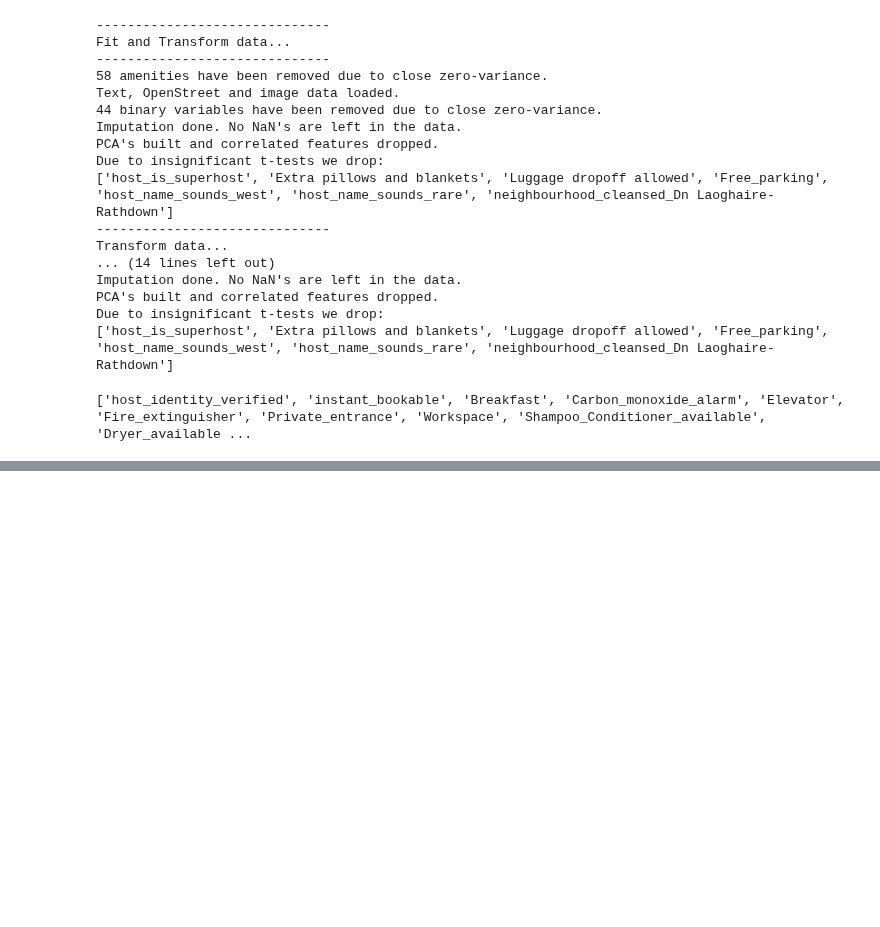
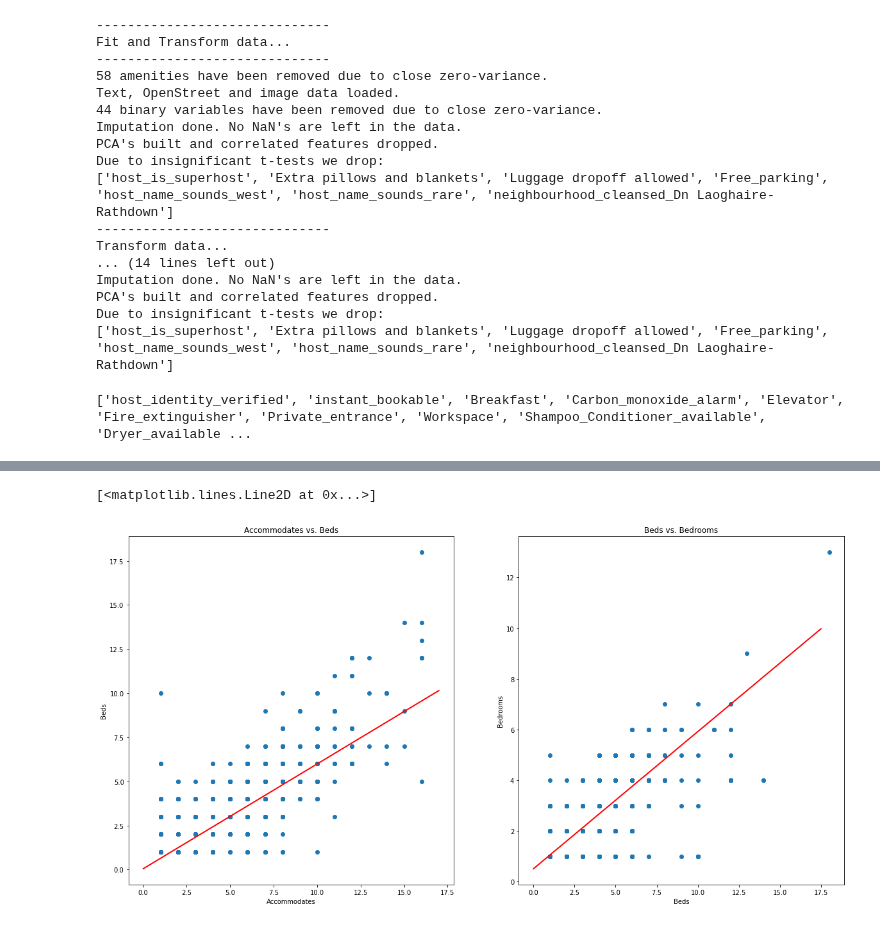
Before and after one commit to dmnk1308/DubAir, a Jupyter notebook: plots_tables_paper.ipynb, the cells around one changed output, grey strips where cells are left out. Saved outputs shown, nothing was run; the diff lists cells and outputs as text; code cells hidden in the pictures; blank space fills up the shorter version.

```diff
--- a/plots_tables_paper.ipynb
+++ b/plots_tables_paper.ipynb
@@ -432,0 +541,2 @@ print(list(X_train.columns))
+# %%
+price, listings, reviews = clean()
@@ -432,0 +566,4 @@ print(list(X_train.columns))
+# %%
+hotel_filter = listings["room_type"] == "Hostel"
+listings = listings[~hotel_filter]
+price = price[~hotel_filter]
@@ -432,0 +590,42 @@ print(list(X_train.columns))
+# %%
+a = listings["accommodates"]
+b = listings["beds"]
+c = listings["bedrooms"]
+
+# So let us estimate linear models and predict, for beds
+Y = b
+x = a
+X = pd.DataFrame([x]).transpose()
+X = sm.add_constant(X) # adding a constant
+# Fit model for beds
+model = sm.OLS(Y, X, missing='drop').fit()
+x_seq1 = [0, 17]
+x_seq = sm.add_constant(x_seq)
+y_seq = model.predict(x_seq)
+
+# So now estimate linear models and predict, for beds
+Y2 = c
+x2 = b
+X2 = pd.DataFrame([x2]).transpose()
+X2 = sm.add_constant(X2) # adding a constant
+# Fit model for beds
+model2 = sm.OLS(Y2, X2, missing='drop').fit()
+x_seq2 = [0, 17.5]
+x_seq3 = sm.add_constant(x_seq2)
+y_seq2 = model2.predict(x_seq3)
+
+
+fig, ax = plt.subplots(1,2, figsize=(20,10))
+ax[0].scatter(a,b)
+ax[0].set_title("Accommodates vs. Beds")
+ax[0].set_xlabel("Accommodates")
+ax[0].set_ylabel("Beds")
+ax[0].plot(x_seq1, y_seq, color='red',linewidth=2)
+ax[1].scatter(b,c)
+ax[1].set_title("Beds vs. Bedrooms")
+ax[1].set_xlabel("Beds")
+ax[1].set_ylabel("Bedrooms")
+ax[1].plot(x_seq2, y_seq2, color='red',linewidth=2)
+# %% [output]
+[<matplotlib.lines.Line2D at 0x...>]
+[figure, added]
```
Also changed, not shown: parts of 35 cells of this notebook, 25 other files.
